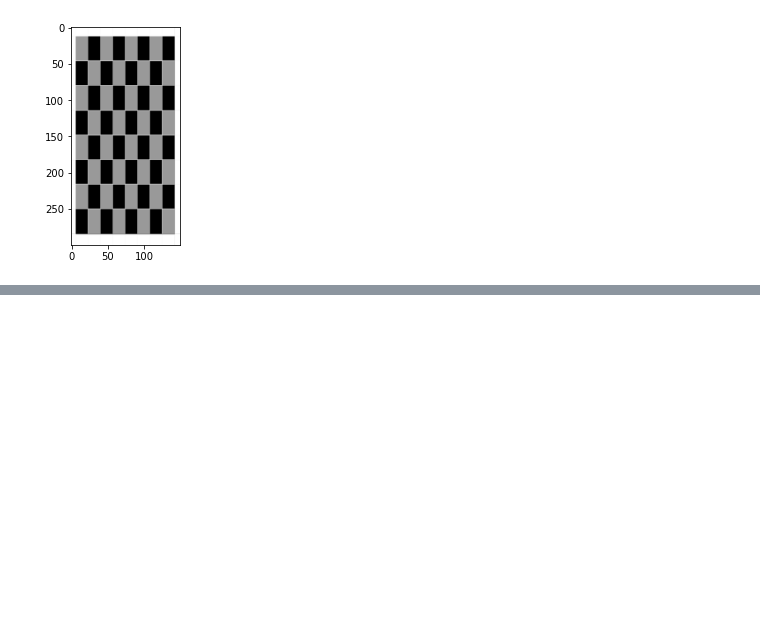
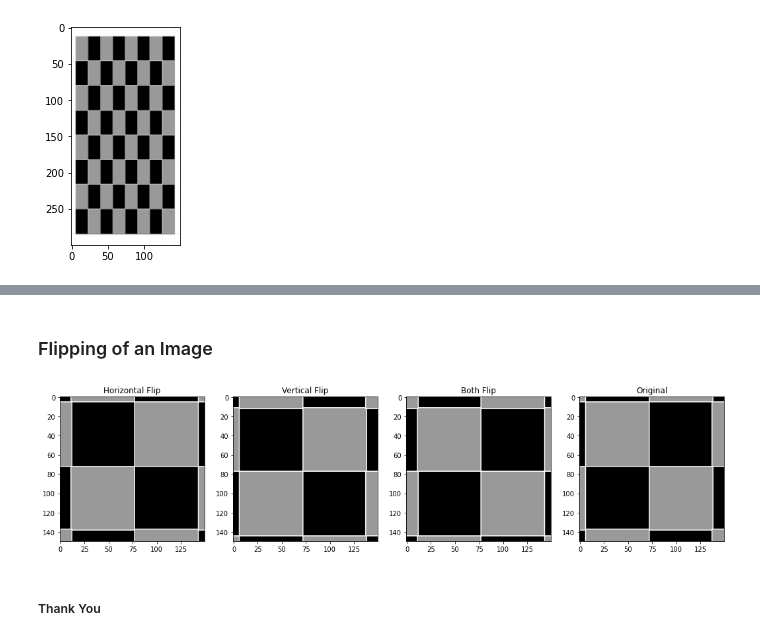
Before and after one commit to mdvadiyatnaqvi/OpenCV, a Jupyter notebook: 2-Basic Image Manipulation/Imange_manipulation.ipynb, the cells around one changed output, grey strips where cells are left out. Cells and saved outputs as stored; diff of their text form; code cells hidden in the pictures; blank space fills up the shorter version.

Commit message:
flipping explained

```diff
--- a/2-Basic Image Manipulation/Imange_manipulation.ipynb
+++ b/2-Basic Image Manipulation/Imange_manipulation.ipynb
@@ -94,0 +105,19 @@ plt.imshow(resized_cropped_img)
+# %% [markdown]
+### Flipping of an Image
+# %%
+# for that we use flip()
+
+hori_flip = cv2.flip(cropped_ches_img_rgb, 1)
+vertical_flip = cv2.flip(cropped_ches_img_rgb, 0)
+both_flip = cv2.flip(cropped_ches_img_rgb, -1)
+
+plt.figure(figsize=[18, 5])
+plt.subplot(141);plt.imshow(hori_flip);plt.title("Horizontal Flip")
+plt.subplot(142);plt.imshow(vertical_flip);plt.title("Vertical Flip")
+plt.subplot(143);plt.imshow(both_flip);plt.title("Both Flip")
+plt.subplot(144);plt.imshow(cropped_ches_img_rgb);plt.title("Original")
+plt.show()
+# %% [output]
+[figure, added]
+# %% [markdown]
+##### Thank You
```
Also changed, not shown: parts of 2 cells of this notebook, 1 other file.
